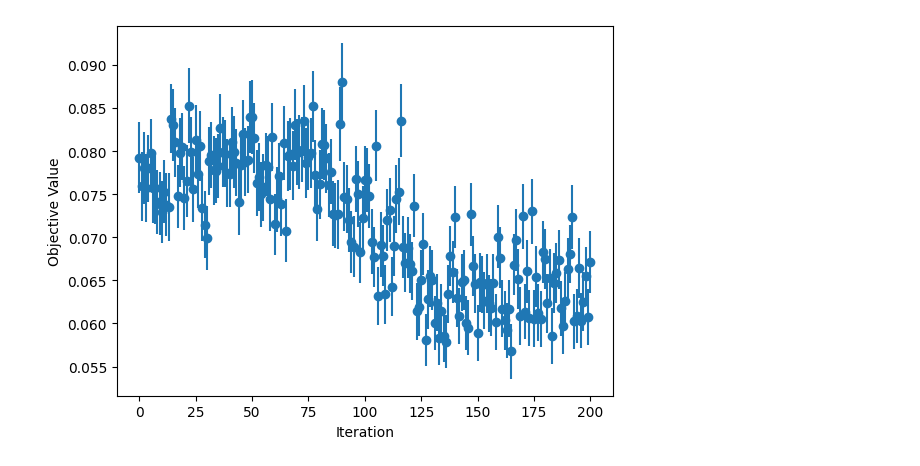
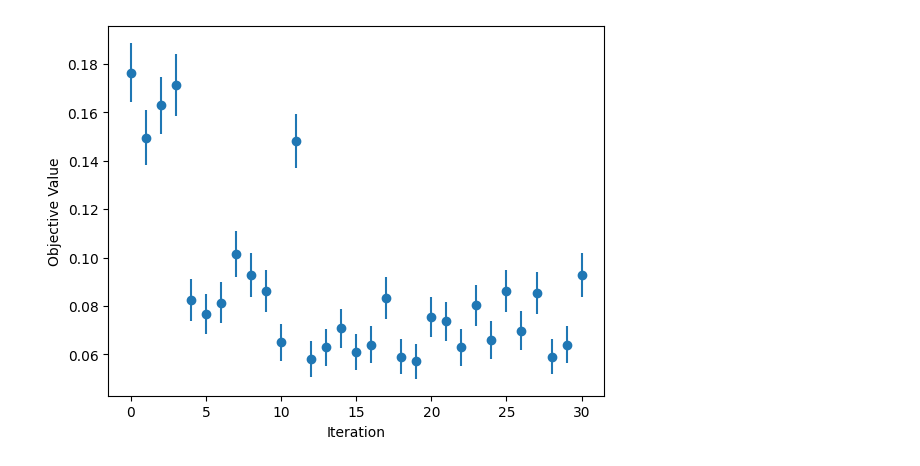
Before and after one commit to kishonyWIS/ldpc_optimization, a Jupyter notebook: shuffle_all_cxs/surface_code_optimization.ipynb, the cells around one changed output. Saved outputs shown, nothing was run; the diff lists cells and outputs as text; code cells hidden in the pictures.

```diff
--- a/shuffle_all_cxs/surface_code_optimization.ipynb
+++ b/shuffle_all_cxs/surface_code_optimization.ipynb
@@ -21,0 +5,10 @@ random_permutation_within_each_stabilizer(cx_list)
+# %%
+code = cx_list_from_stabilizers_in_sequence.RotatedSurfaceCode(L=3)
+
+flag_optimizer = interactive_cx_list_optimizer.InteractiveCxListOptimizer(
+    code,
+    experiment_type="both",
+    p_cx=0.01,
+    p_idle=0,
+    cycles_with_noise=5,
+)
@@ -22,23 +61,19 @@ random_permutation_within_each_stabilizer(cx_list)
 # %%
-optimizer = interactive_cx_list_optimizer.InteractiveCxListOptimizer(
-    initial_cx_list=cx_list,
-    ancilla_type=ancilla_type,
-    data_mapping=data_mapping,
-    ancilla_mapping=ancilla_mapping,
-    lz=lz,
-    lx=lx,
+
+random_optimizer = interactive_cx_list_optimizer.InteractiveCxListOptimizer(
+    code,
     experiment_type="both",
     p_cx=0.01,
     p_idle=0,
     cycles_with_noise=5,
 )
 # %%
-optimizer.run_optimization(max_bp_iterations=1000,
-                           osd_order=5,
-                           iterations=200,
-                           max_num_shots=10_000,
-                           max_num_errors=100,
-                           flags=True,
-                           draw=True,
-                           step_type='single_stabilizer')
+random_optimizer.run_optimization(max_bp_iterations=10,
+                            osd_order=5,
+                            iterations=30,
+                            max_num_shots=1000,
+                            max_num_errors=100,
+                            flags=False,
+                            draw=False,
+                            step_type='single_stabilizer')
 # %% [output]
@@ -46,4 +97,4 @@ KeyError: 'X0'
 # %%
-optimizer.plot_history()
+random_optimizer.plot_history()
 # %% [output]
-[figure, old version]
+[figure, new version]
```
Also changed, not shown: parts of 10 cells of this notebook, 4 other files.
